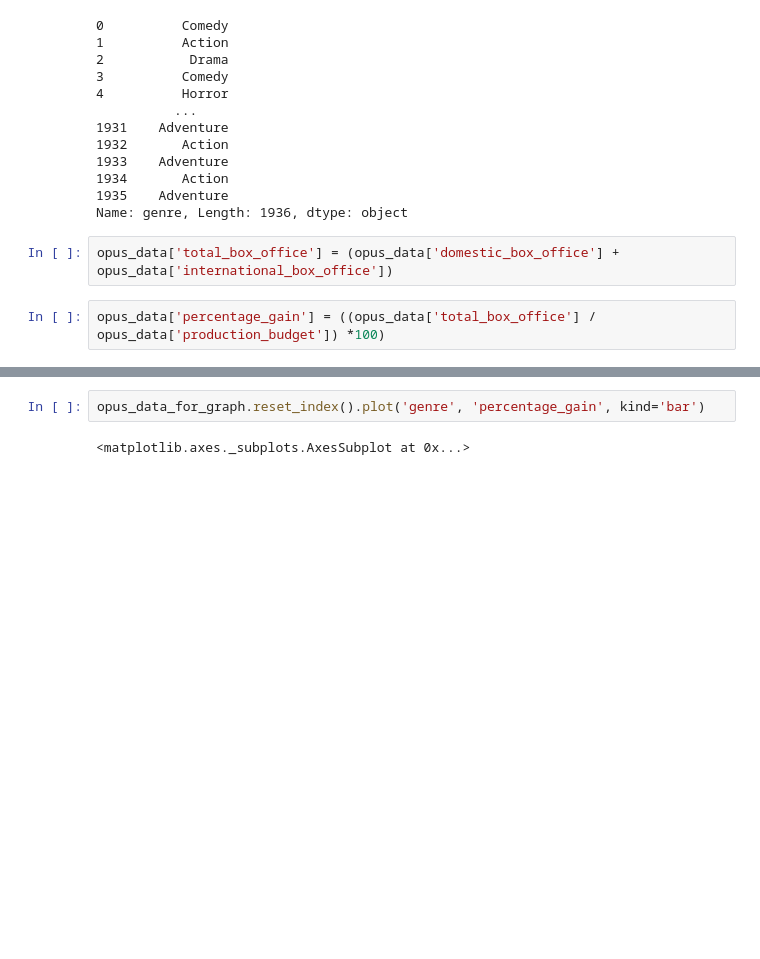
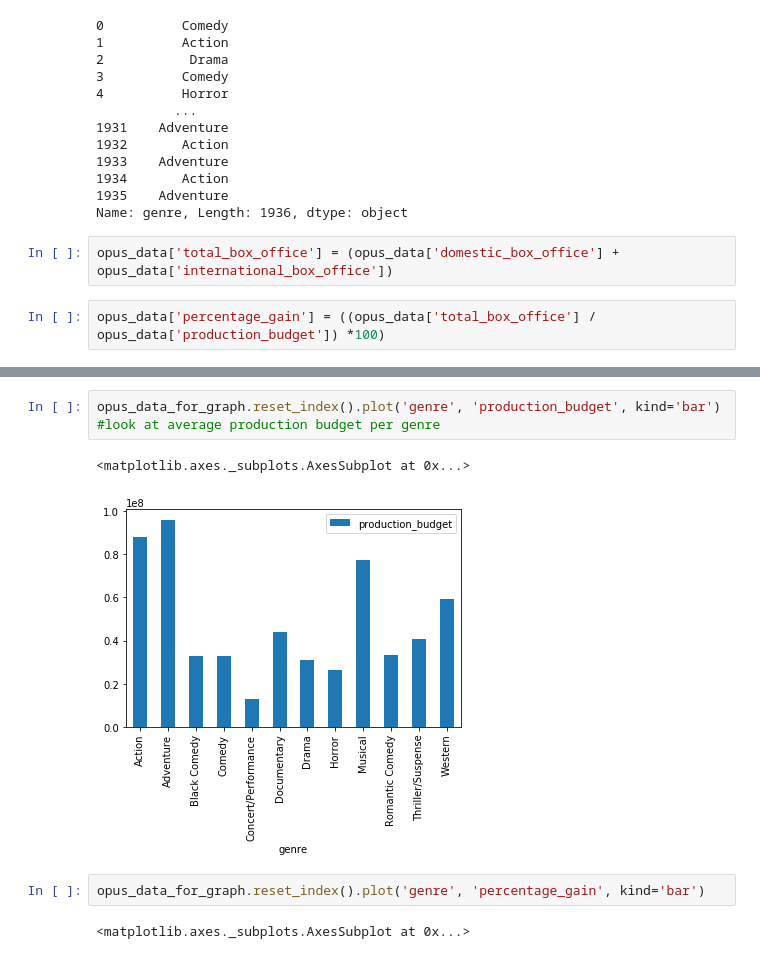
Before and after one commit to StephenTurk/mod1_project, a Jupyter notebook: student.ipynb, the cells around one changed output, grey strips where cells are left out. Cells and saved outputs as stored; diff of their text form; blank space fills up the shorter version.

```diff
--- a/student.ipynb
+++ b/student.ipynb
@@ -550,6 +563,12 @@ opus_data_for_graph
 | Romantic Comedy | 2010.268293 | 1.122475e+08 | 3.307951e+07 | 4.589736e+07 | 5.492061e+07 | 0.024390 | ... |
 | Thriller/Suspense | 2011.415584 | 1.387568e+08 | 4.065801e+07 | 4.525016e+07 | 6.156746e+07 | 0.064935 | ... |
 | Western | 2012.066667 | 1.631601e+08 | 5.920000e+07 | 4.927270e+07 | 5.660842e+07 | 0.066667 | ... |
+# %%
+opus_data_for_graph.reset_index().plot('genre', 'production_budget', kind='bar')
+#look at average production budget per genre
+# %% [output]
+<matplotlib.axes._subplots.AxesSubplot at 0x...>
+[figure, added]
 # %%
 opus_data_for_graph.reset_index().plot('genre', 'percentage_gain', kind='bar')
 # %% [output]
```
Also changed, not shown: parts of 36 cells of this notebook, 2 other files.
